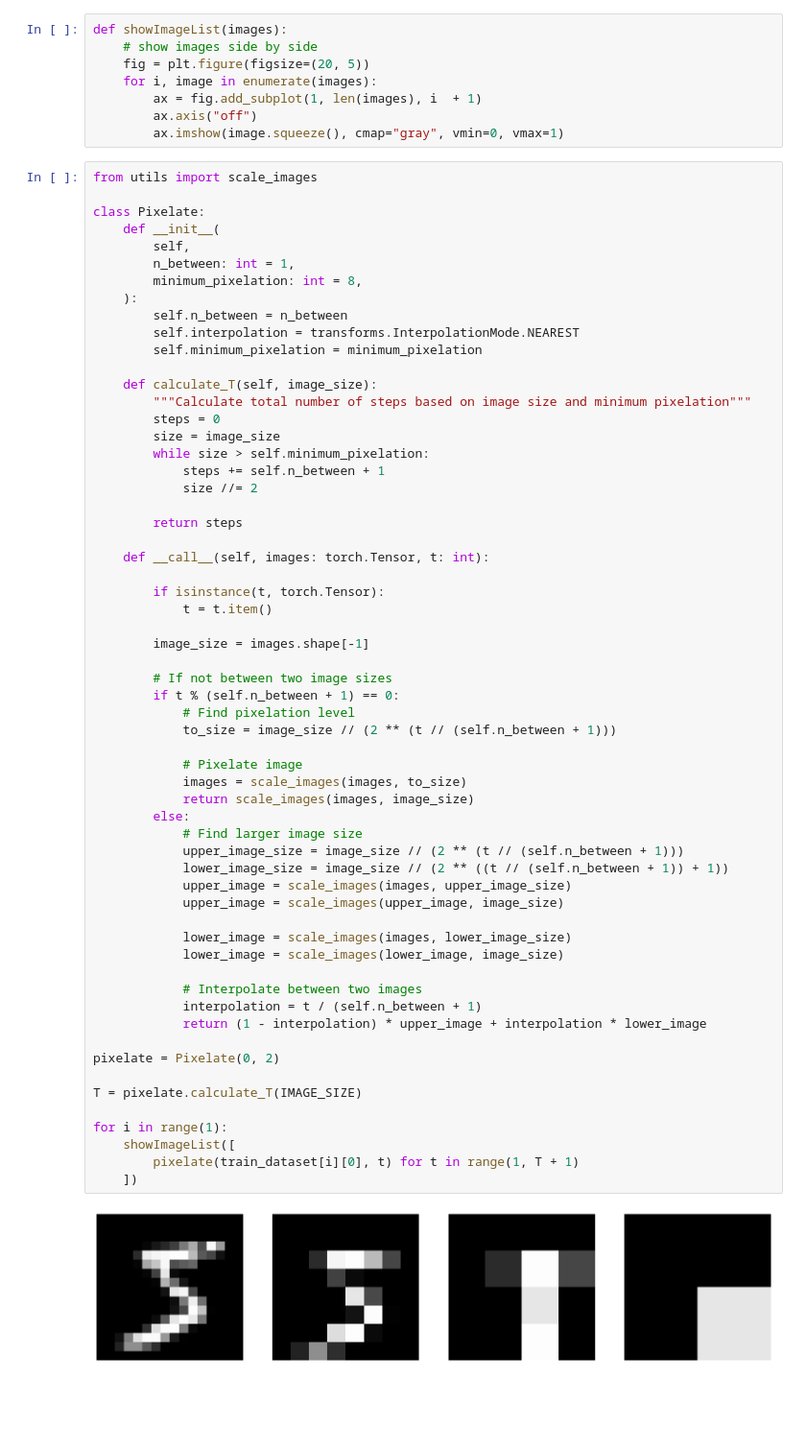
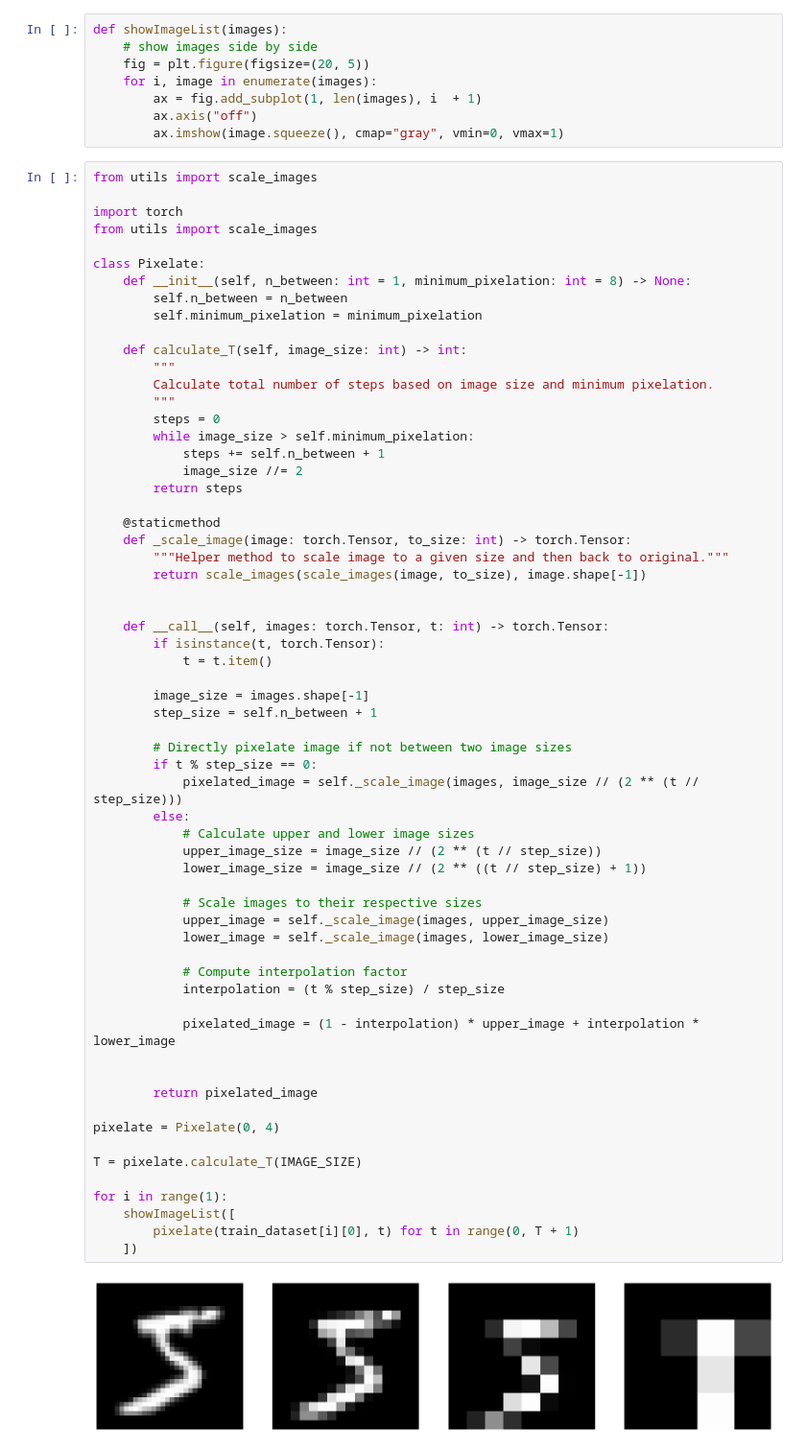
Before and after one commit to christianjensen2903/MNISTDiffusion, a Jupyter notebook: cold.ipynb, the cells around one changed output. Shown: that part at 96% size. Saved outputs shown, nothing was run; the diff lists cells and outputs as text; blank space fills up the shorter version.

Commit message:
✨ Always predict next step

```diff
--- a/cold.ipynb
+++ b/cold.ipynb
@@ -25,62 +25,64 @@ def showImageList(images):
 # %%
 from utils import scale_images
 
+import torch
+from utils import scale_images
+
 class Pixelate:
-    def __init__(
-        self,
-        n_between: int = 1,
-        minimum_pixelation: int = 8,
-    ):
+    def __init__(self, n_between: int = 1, minimum_pixelation: int = 8) -> None:
         self.n_between = n_between
-        self.interpolation = transforms.InterpolationMode.NEAREST
         self.minimum_pixelation = minimum_pixelation
 
-    def calculate_T(self, image_size):
-        """Calculate total number of steps based on image size and minimum pixelation"""
+    def calculate_T(self, image_size: int) -> int:
+        """
+        Calculate total number of steps based on image size and minimum pixelation.
+        """
         steps = 0
-        size = image_size
-        while size > self.minimum_pixelation:
+        while image_size > self.minimum_pixelation:
             steps += self.n_between + 1
-            size //= 2
-
+            image_size //= 2
         return steps
 
-    def __call__(self, images: torch.Tensor, t: int):
+    @staticmethod
+    def _scale_image(image: torch.Tensor, to_size: int) -> torch.Tensor:
+        """Helper method to scale image to a given size and then back to original."""
+        return scale_images(scale_images(image, to_size), image.shape[-1])
 
+
+    def __call__(self, images: torch.Tensor, t: int) -> torch.Tensor:
         if isinstance(t, torch.Tensor):
             t = t.item()
 
         image_size = images.shape[-1]
+        step_size = self.n_between + 1
 
-        # If not between two image sizes
-        if t % (self.n_between + 1) == 0:
-            # Find pixelation level
-            to_size = image_size // (2 ** (t // (self.n_between + 1)))
+        # Directly pixelate image if not between two image sizes
+        if t % step_size == 0:
+            pixelated_image = self._scale_image(images, image_size // (2 ** (t // step_size)))
+        else:
+            # Calculate upper and lower image sizes
+            upper_image_size = image_size // (2 ** (t // step_size))
+            lower_image_size = image_size // (2 ** ((t // step_size) + 1))
 
-            # Pixelate image
-            images = scale_images(images, to_size)
-            return scale_images(images, image_size)
-        else:
-            # Find larger image size
-            upper_image_size = image_size // (2 ** (t // (self.n_between + 1)))
-            lower_image_size = image_size // (2 ** ((t // (self.n_between + 1)) + 1))
-            upper_image = scale_images(images, upper_image_size)
-            upper_image = scale_images(upper_image, image_size)
+            # Scale images to their respective sizes
+            upper_image = self._scale_image(images, upper_image_size)
+            lower_image = self._scale_image(images, lower_image_size)
 
-            lower_image = scale_images(images, lower_image_size)
-            lower_image = scale_images(lower_image, image_size)
+            # Compute interpolation factor
+            interpolation = (t % step_size) / step_size
 
-            # Interpolate between two images
-            interpolation = t / (self.n_between + 1)
-            return (1 - interpolation) * upper_image + interpolation * lower_image
+            pixelated_image = (1 - interpolation) * upper_image + interpolation * lower_image
 
-pixelate = Pixelate(0, 2)
+
+        return pixelated_image
+
+pixelate = Pixelate(0, 4)
 
 T = pixelate.calculate_T(IMAGE_SIZE)
 
 for i in range(1):
     showImageList([
-        pixelate(train_dataset[i][0], t) for t in range(1, T + 1)
+        pixelate(train_dataset[i][0], t) for t in range(0, T + 1)
     ])
 # %% [output]
-[figure, old version]
+[figure, new version]
```
Also changed, not shown: parts of 7 cells of this notebook, 4 other files.
